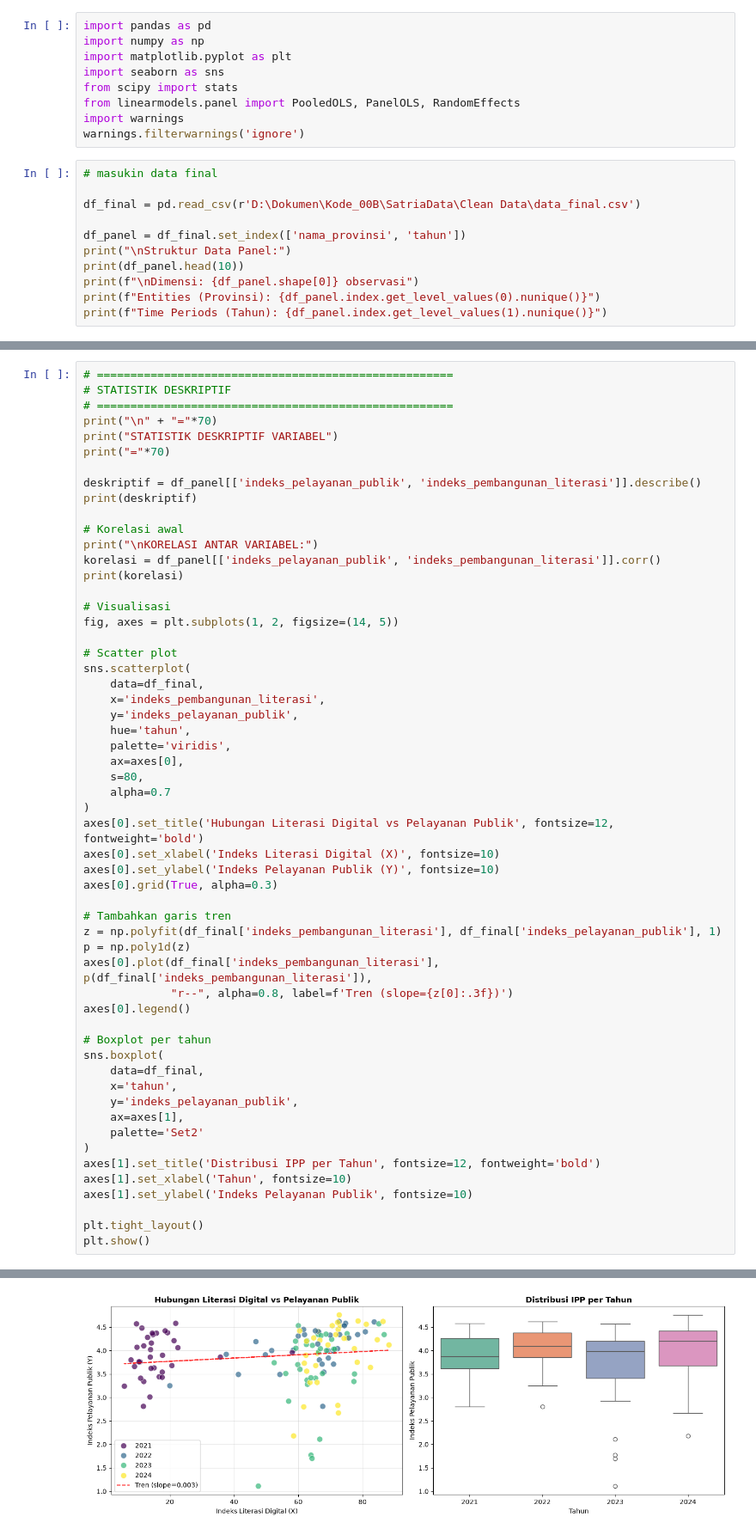
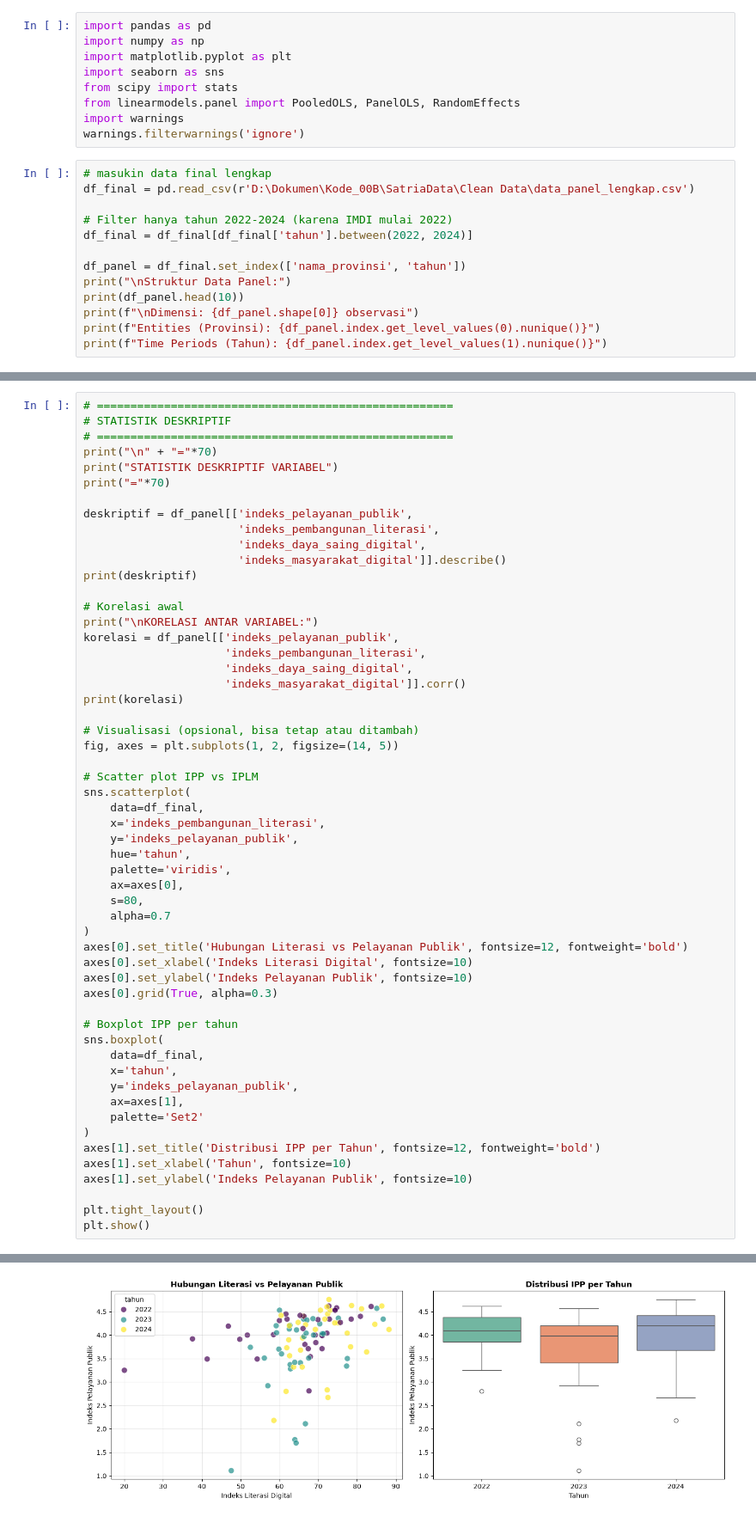
Before and after one commit to The-Newbie-Guy/SatriaData, a Jupyter notebook: Analisis.ipynb, the cells around one changed output, grey strips where cells are left out. Shown at 86% size. Saved outputs shown, nothing was run; the diff lists cells and outputs as text.

Commit message:
Perubahan kode dan data final

```diff
--- a/Analisis.ipynb
+++ b/Analisis.ipynb
@@ -8,9 +8,11 @@ from linearmodels.panel import PooledOLS, PanelOLS, RandomEffects
 import warnings
 warnings.filterwarnings('ignore')
 # %%
-# masukin data final
+# masukin data final lengkap
+df_final = pd.read_csv(r'D:\Dokumen\Kode_00B\SatriaData\Clean Data\data_panel_lengkap.csv')
 
-df_final = pd.read_csv(r'D:\Dokumen\Kode_00B\SatriaData\Clean Data\data_final.csv')
+# Filter hanya tahun 2022-2024 (karena IMDI mulai 2022)
+df_final = df_final[df_final['tahun'].between(2022, 2024)]
 
 df_panel = df_final.set_index(['nama_provinsi', 'tahun'])
 print("\nStruktur Data Panel:")
@@ -44,18 +46,24 @@ print("\n" + "="*70)
 print("STATISTIK DESKRIPTIF VARIABEL")
 print("="*70)
 
-deskriptif = df_panel[['indeks_pelayanan_publik', 'indeks_pembangunan_literasi']].describe()
+deskriptif = df_panel[['indeks_pelayanan_publik',
+                       'indeks_pembangunan_literasi',
+                       'indeks_daya_saing_digital',
+                       'indeks_masyarakat_digital']].describe()
 print(deskriptif)
 
 # Korelasi awal
 print("\nKORELASI ANTAR VARIABEL:")
-korelasi = df_panel[['indeks_pelayanan_publik', 'indeks_pembangunan_literasi']].corr()
+korelasi = df_panel[['indeks_pelayanan_publik',
+                     'indeks_pembangunan_literasi',
+                     'indeks_daya_saing_digital',
+                     'indeks_masyarakat_digital']].corr()
 print(korelasi)
 
-# Visualisasi
+# Visualisasi (opsional, bisa tetap atau ditambah)
 fig, axes = plt.subplots(1, 2, figsize=(14, 5))
 
-# Scatter plot
+# Scatter plot IPP vs IPLM
 sns.scatterplot(
     data=df_final,
     x='indeks_pembangunan_literasi',
@@ -66,19 +74,12 @@ sns.scatterplot(
     s=80,
     alpha=0.7
 )
-axes[0].set_title('Hubungan Literasi Digital vs Pelayanan Publik', fontsize=12, fontweight='bold')
-axes[0].set_xlabel('Indeks Literasi Digital (X)', fontsize=10)
-axes[0].set_ylabel('Indeks Pelayanan Publik (Y)', fontsize=10)
+axes[0].set_title('Hubungan Literasi vs Pelayanan Publik', fontsize=12, fontweight='bold')
+axes[0].set_xlabel('Indeks Literasi Digital', fontsize=10)
+axes[0].set_ylabel('Indeks Pelayanan Publik', fontsize=10)
 axes[0].grid(True, alpha=0.3)
 
-# Tambahkan garis tren
-z = np.polyfit(df_final['indeks_pembangunan_literasi'], df_final['indeks_pelayanan_publik'], 1)
-p = np.poly1d(z)
-axes[0].plot(df_final['indeks_pembangunan_literasi'], p(df_final['indeks_pembangunan_literasi']),
-             "r--", alpha=0.8, label=f'Tren (slope={z[0]:.3f})')
-axes[0].legend()
-
-# Boxplot per tahun
+# Boxplot IPP per tahun
 sns.boxplot(
     data=df_final,
     x='tahun',
@@ -113,4 +114,4 @@ indeks_pembangunan_literasi                       1.0000
-[figure, old version]
+[figure, new version]
 # %%
 # =====================================================
 # ESTIMASI 3 MODEL REGRESI PANEL
```
Also changed, not shown: parts of 6 cells of this notebook, 4 other files.
